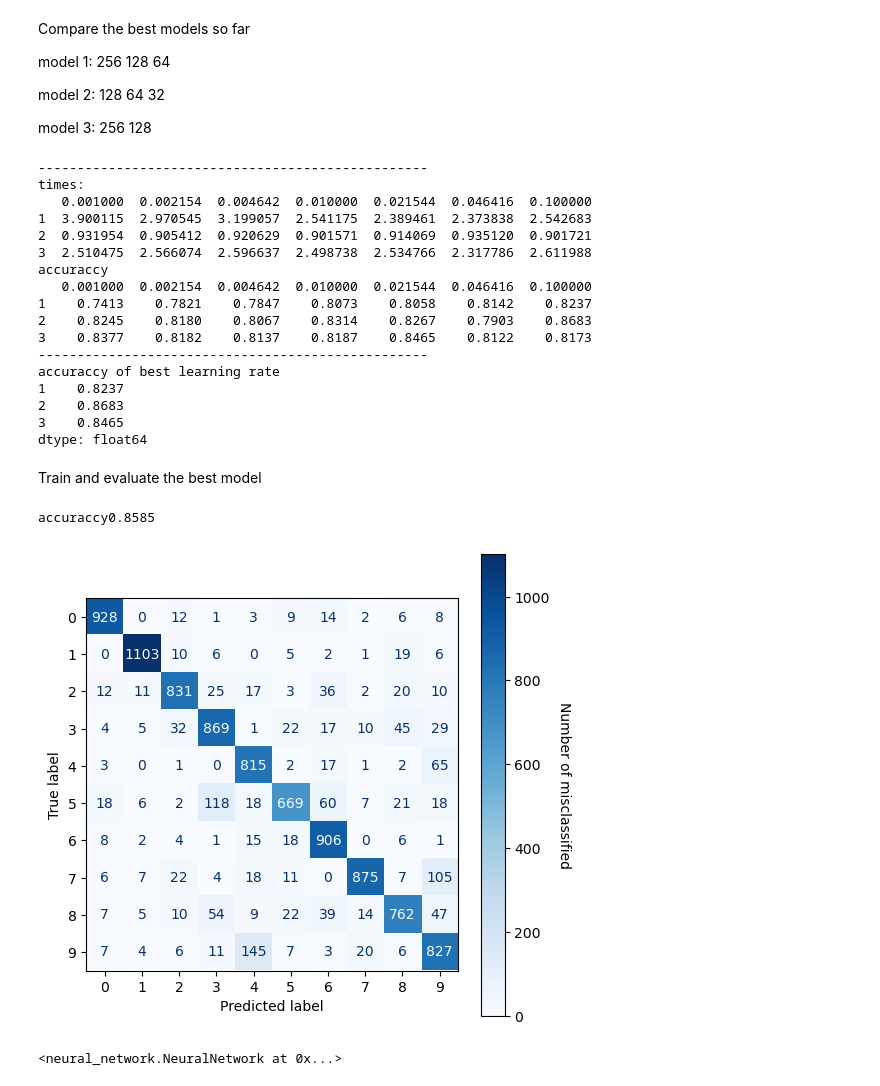
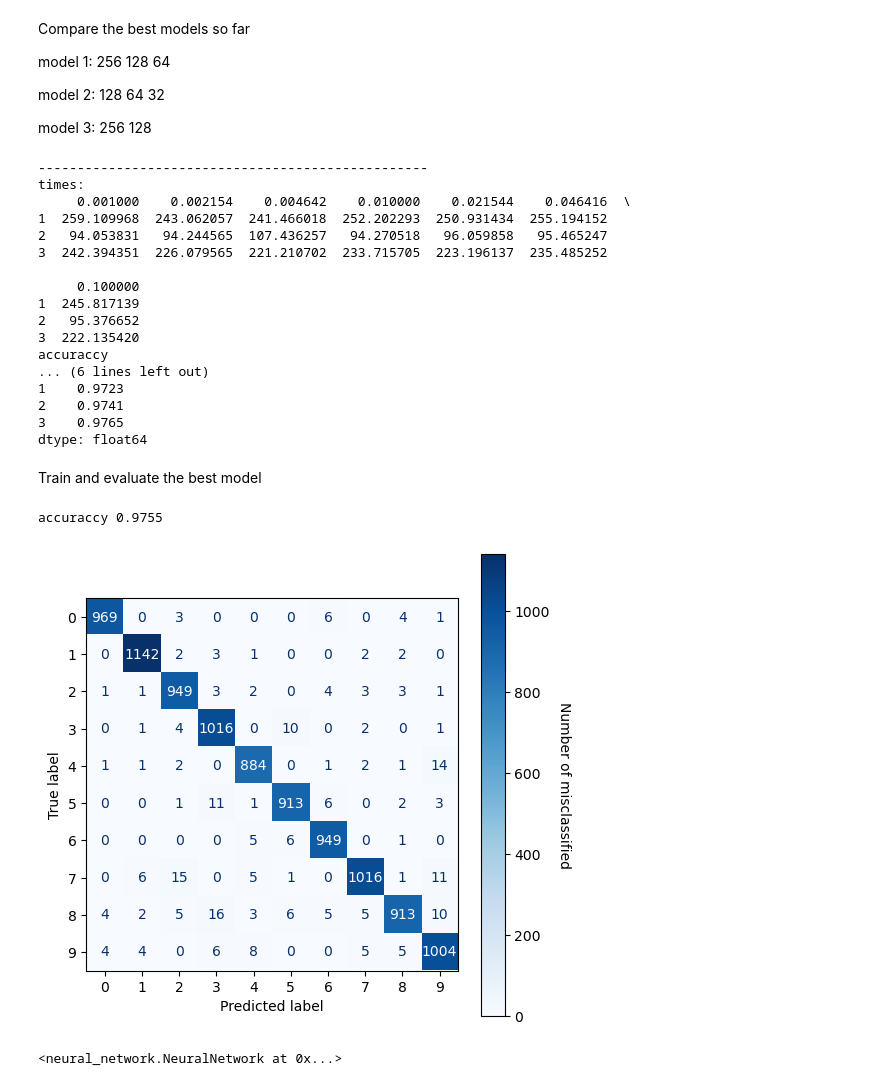
Before and after one commit to thomas-engl/Project2-Applied-ML, a Jupyter notebook: Archive/Thomas/mnist_run.ipynb, the cells around one changed output. Drawn from its saved outputs; the diff is of its cells as text; code cells hidden in the pictures.

```diff
--- a/Archive/Thomas/mnist_run.ipynb
+++ b/Archive/Thomas/mnist_run.ipynb
@@ -220,36 +220,36 @@ list_numbers = [1,2,3]
 list_regularization = np.logspace(-3,-1, 7)
 list_layer_output_sizes = [[256, 128, 64, output_size], [128, 64, 32, output_size],[256, 128, output_size]]
 list_activation_funcs = [[ReLU, sigmoid, sigmoid, softmax], [ReLU, sigmoid, sigmoid, softmax], [ReLU, sigmoid, softmax]]
-epochs = 1 #Lars 100
+epochs = 100 #Lars 100
 compare_best_models(X_train, y_train, X_test, y_test, list_layer_output_sizes, list_activation_funcs, list_numbers, list_regularization, epochs)
 # %% [output]
 --------------------------------------------------
 times:
-   0.001000  0.002154  0.004642  0.010000  0.021544  0.046416  0.100000
-1  3.900115  2.970545  3.199057  2.541175  2.389461  2.373838  2.542683
-2  0.931954  0.905412  0.920629  0.901571  0.914069  0.935120  0.901721
-3  2.510475  2.566074  2.596637  2.498738  2.534766  2.317786  2.611988
+     0.001000    0.002154    0.004642    0.010000    0.021544    0.046416  \
+1  259.109968  243.062057  241.466018  252.202293  250.931434  255.194152
+2   94.053831   94.244565  107.436257   94.270518   96.059858   95.465247
+3  242.394351  226.079565  221.210702  233.715705  223.196137  235.485252
+
+     0.100000
+1  245.817139
+2   95.376652
+3  222.135420
 accuraccy
-   0.001000  0.002154  0.004642  0.010000  0.021544  0.046416  0.100000
-1    0.7413    0.7821    0.7847    0.8073    0.8058    0.8142    0.8237
-2    0.8245    0.8180    0.8067    0.8314    0.8267    0.7903    0.8683
-3    0.8377    0.8182    0.8137    0.8187    0.8465    0.8122    0.8173
---------------------------------------------------
-accuraccy of best learning rate
-1    0.8237
-2    0.8683
-3    0.8465
+... (6 lines left out)
+1    0.9723
+2    0.9741
+3    0.9765
 dtype: float64
 # %% [markdown]
 Train and evaluate the best model
 # %%
 np.random.seed(329)
 layer_output_sizes = [128, 64, 32, output_size]
 activation_funcs = [ReLU, sigmoid, sigmoid, softmax]
 lmbda = 0.021544
-epochs = 1 #Lars 100
+epochs = 100 #Lars 100
 train_and_evaluate_best_model(X_trainval, y_trainval, X_test, y_test, layer_output_sizes, activation_funcs, lmbda, epochs)
 # %% [output]
-accuraccy0.8585
+accuraccy 0.9755
-[figure, old version]
+[figure, new version]
 <neural_network.NeuralNetwork at 0x...>
```
Also changed, not shown: parts of 5 cells of this notebook.
